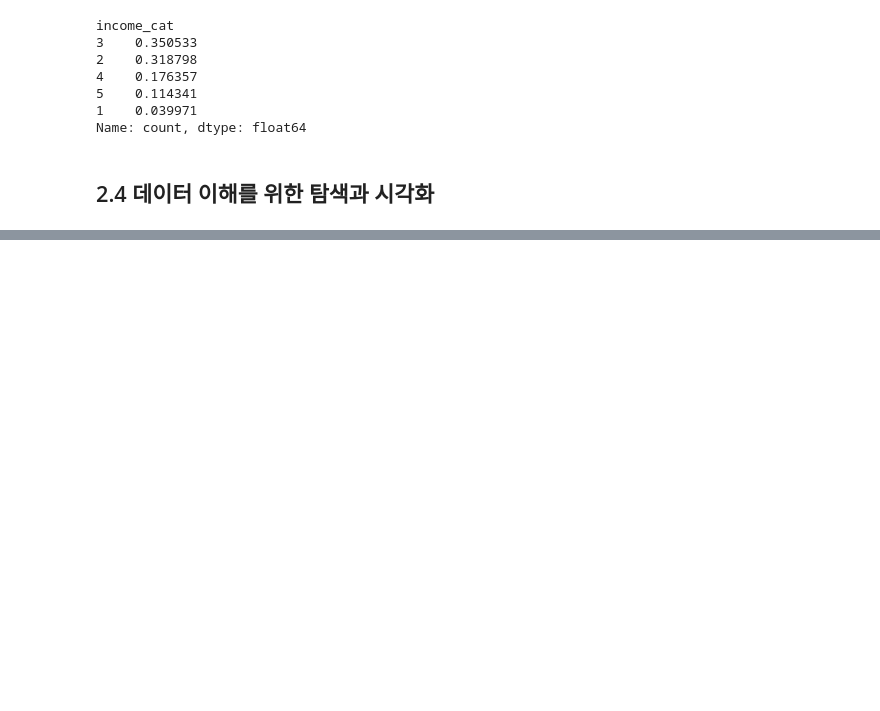
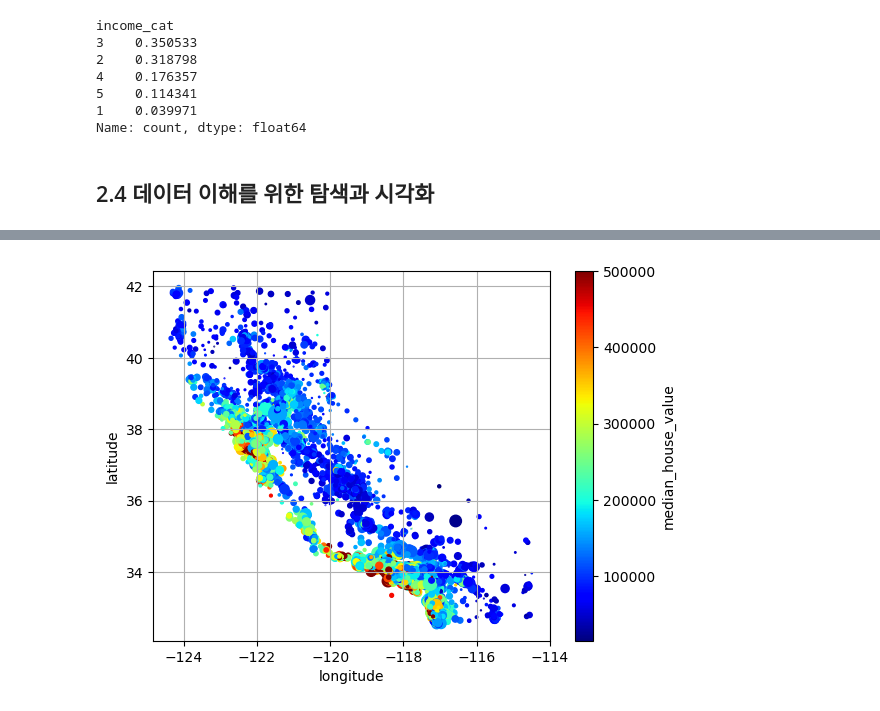
Before and after one commit to yp-mikoto/hands-on-ML, a Jupyter notebook: ch02/02_end_to_end_machine_learning_project.ipynb, the cells around one changed output, grey strips where cells are left out. Saved outputs shown, nothing was run; the diff lists cells and outputs as text; code cells hidden in the pictures; blank space fills up the shorter version.

```diff
--- a/ch02/02_end_to_end_machine_learning_project.ipynb
+++ b/ch02/02_end_to_end_machine_learning_project.ipynb
@@ -137,0 +150,15 @@ for set_ in (strat_train_set, strat_test_set):
+# %%
+housing.plot(
+    kind="scatter",
+    x="longitude",
+    y="latitude",
+    grid=True,
+    s=housing["population"] / 100,  # s: 원의 반지름 -> 구역의 인구
+    c="median_house_value",  # c: 색상 -> 가격
+    cmap="jet",
+    colorbar=True,
+)
+cax = plt.gcf().get_axes()[1]
+plt.show()
+# %% [output]
+[figure, added]
```
Also changed, not shown: parts of 10 cells of this notebook.
